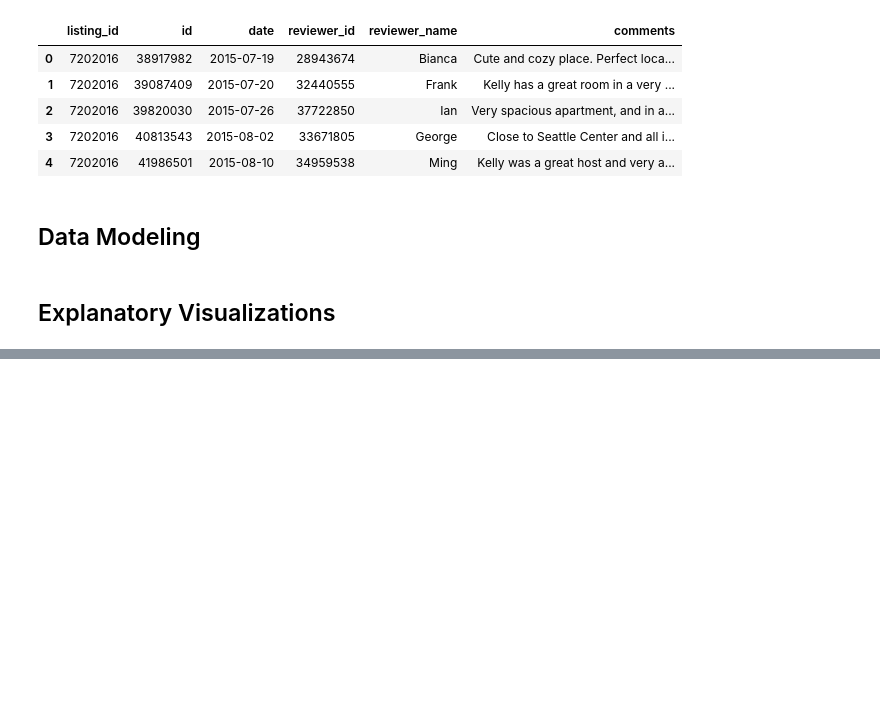
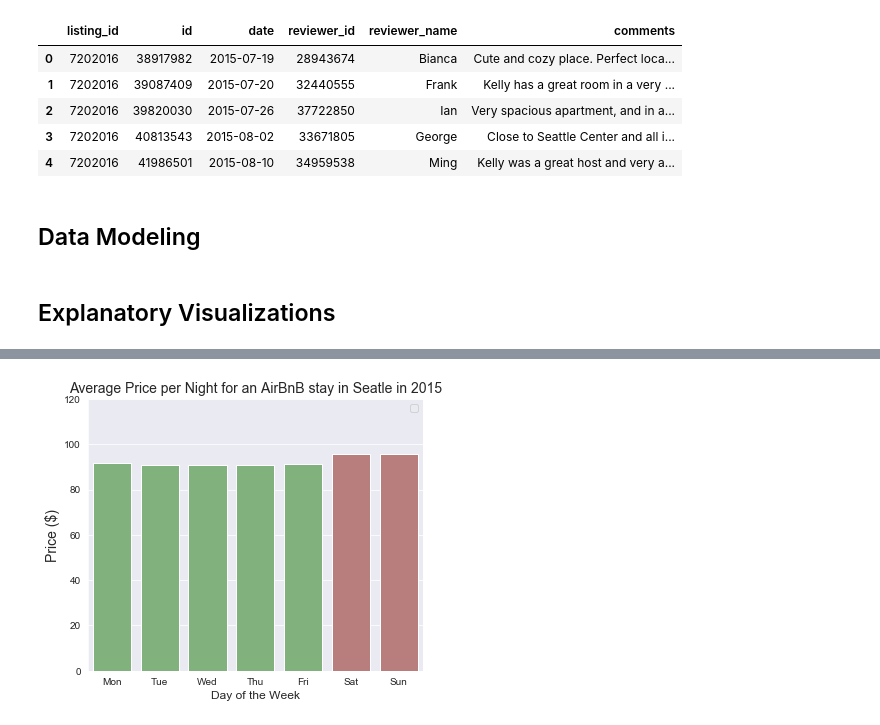
Before and after one commit to paulstancliffe/Blog-Post-AirBnB-Seattle, a Jupyter notebook: seattle_airbnb.ipynb, the cells around one changed output, grey strips where cells are left out. Cells and saved outputs as stored; diff of their text form; code cells hidden in the pictures; blank space fills up the shorter version.

```diff
--- a/seattle_airbnb.ipynb
+++ b/seattle_airbnb.ipynb
@@ -241,0 +396,6 @@ calendar.head()
+# %%
+# Weekly average price per night
+week = new_df.groupby(new_df['date'].dt.strftime('%w'))['price'].mean()
+week = pd.DataFrame(week).reset_index()
+week['date'] = week['date'].replace(['0','1','2','3','4','5','6'], week_list)
+week
@@ -375,0 +694,14 @@ Name: review_scores_rating, dtype: float64
+# %%
+week["weekend"] = week["date"].isin(["Sat", "Sun"])
+
+f, ax = plt.subplots(figsize=(6,5))
+sns.set_style("darkgrid")
+sns.barplot(x="date",y="price",hue='weekend',data=week,dodge=False,
+            palette=current_palette[2:4],saturation=0.5)
+plt.title("Average Price per Night for an AirBnB stay in Seatle in 2015",fontsize=14)
+plt.xlabel("Day of the Week",fontsize=12)
+plt.ylabel("Price ($)",fontsize=14)
+ax.legend('')
+plt.ylim(0,120);
+# %% [output]
+[figure, added]
```
Also changed, not shown: parts of 54 cells of this notebook.
